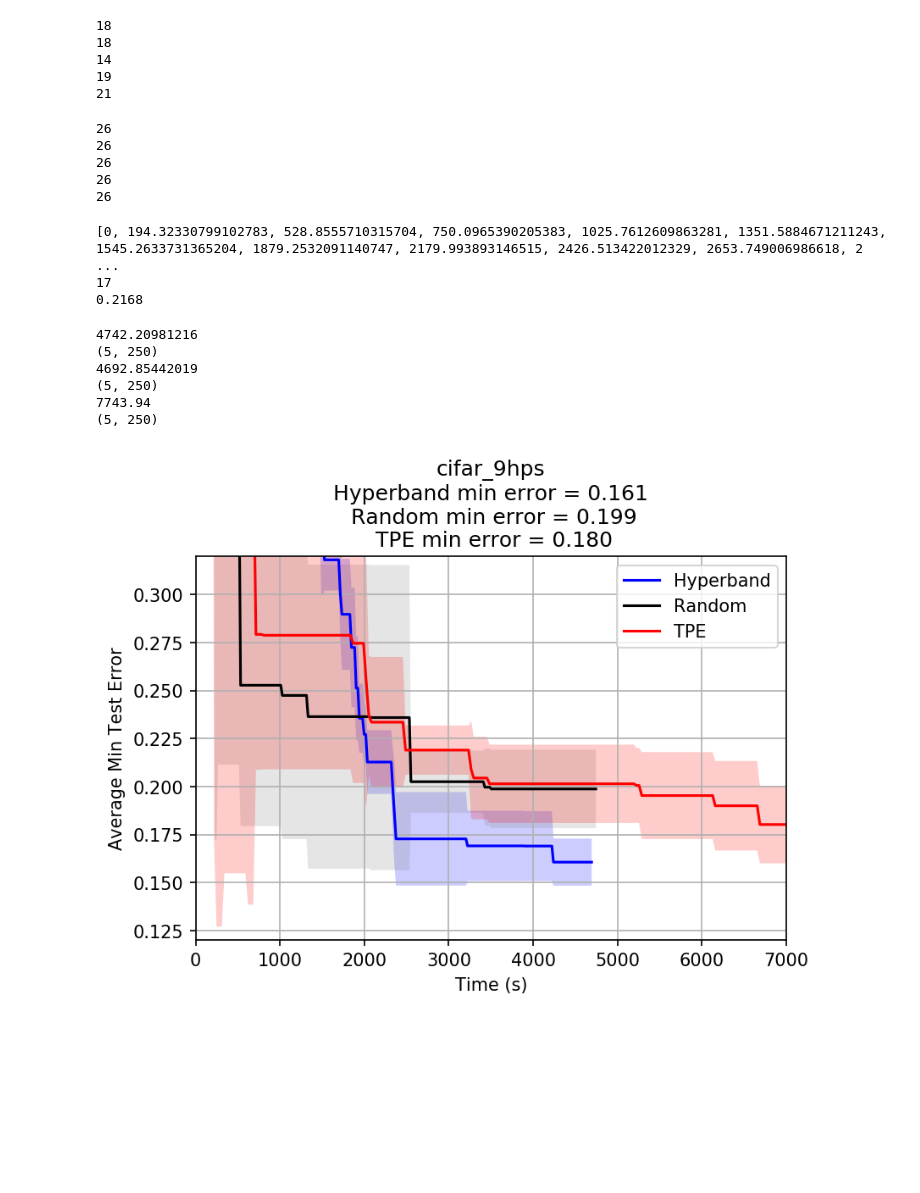
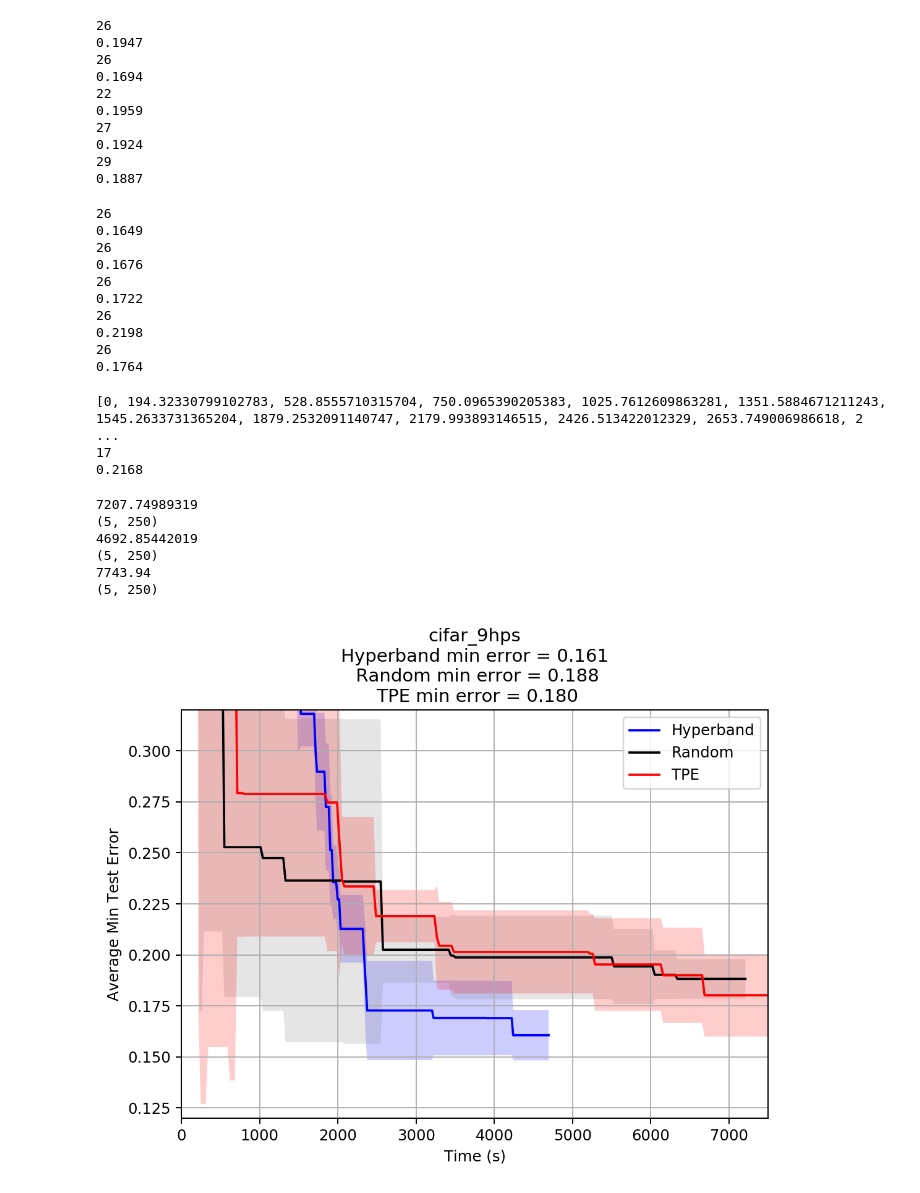
Before and after one commit to leowyy/autotune, a Jupyter notebook: analysis/combining_cifar_results.ipynb, the cells around one changed output. Cells and saved outputs as stored; diff of their text form; code cells hidden in the pictures; blank space fills up the shorter version.

```diff
--- a/analysis/combining_cifar_results.ipynb
+++ b/analysis/combining_cifar_results.ipynb
@@ -20,7 +20,7 @@ for i in range(1,n+1):
     problem_text = "cifar_9hps_" + str(i)
     path = '/Users/signapoop/Desktop/results/' + problem_text
     os.chdir(path)
-    file = open("results.pkl",'rb')
+    file = open("results_new.pkl",'rb')
     object_file = pickle.load(file)
     file.close()
 
@@ -69,21 +75,33 @@ for h in hyperband:
 # %%
 for r in random:
     print(len(r.checkpoints))
+    print(r.Y_best[-1])
 # %% [output]
-18
-18
-14
-19
-21
+26
+0.1947
+26
+0.1694
+22
+0.1959
+27
+0.1924
+29
+0.1887
 # %%
 for r in tpe:
     print(len(r.checkpoints))
+    print(r.Y_best[-1])
 # %% [output]
 26
+0.1649
 26
+0.1676
 26
+0.1722
 26
+0.2198
 26
+0.1764
 # %%
 seq = random[0].checkpoints
 print(seq)
@@ -112,7 +130,7 @@ print(hyperband_y_seq.shape)
 tpe_t_seq, tpe_y_seq = average_opt_results(tpe)
 print(tpe_y_seq.shape)
 # %% [output]
-4742.20981216
+7207.74989319
 (5, 250)
 4692.85442019
 (5, 250)
@@ -125,35 +143,35 @@ t_a = np.average(tpe_y_seq, 0)
 
 r_s = np.std(random_y_seq, 0)
 h_s = np.std(hyperband_y_seq, 0)
 t_s = np.std(tpe_y_seq, 0)
 
-fig, ax = plt.subplots(1, 1, figsize=(6, 4), dpi=150)
+fig, ax = plt.subplots(1, 1, figsize=(7, 5), dpi=175)
 ax.plot(hyperband_t_seq, h_a, '-b', label="Hyperband")
 ax.fill_between(hyperband_t_seq, h_a-h_s, h_a+h_s, facecolor='blue', alpha=0.2)
 
 ax.plot(random_t_seq, r_a, '-k', label="Random")
 ax.fill_between(random_t_seq, r_a-r_s, r_a+r_s, facecolor='grey', alpha=0.2)
 
 ax.plot(tpe_t_seq, t_a, '-r', label="TPE")
 ax.fill_between(tpe_t_seq, t_a-t_s, t_a+t_s, facecolor='red', alpha=0.2)
 
-ax.set_xlim(0.0,7000)
+ax.set_xlim(0.0,7500)
 #ax.set_ylim(0.1,0.8)
 ax.set_ylim(0.12,0.32)
 
 ax.grid()
 plt.ylabel('Average Min Test Error')
 plt.xlabel('Time (s)')
 plt.legend()
 
 problem_text = "cifar_9hps"
 
 res = "Hyperband min error = {:.3f}\n Random min error = {:.3f}\n TPE min error = {:.3f}".format(min(h_a), min(r_a), min(t_a))
 title = problem_text + "\n" + res
 plt.title(title)
 
 plt.show()
 # %% [output]
-[figure, old version]
+[figure, new version]
 # %%
 random_std = np.std(random_y_seq, 0)
```
Also changed, not shown: parts of 2 cells of this notebook, 2 other files.
